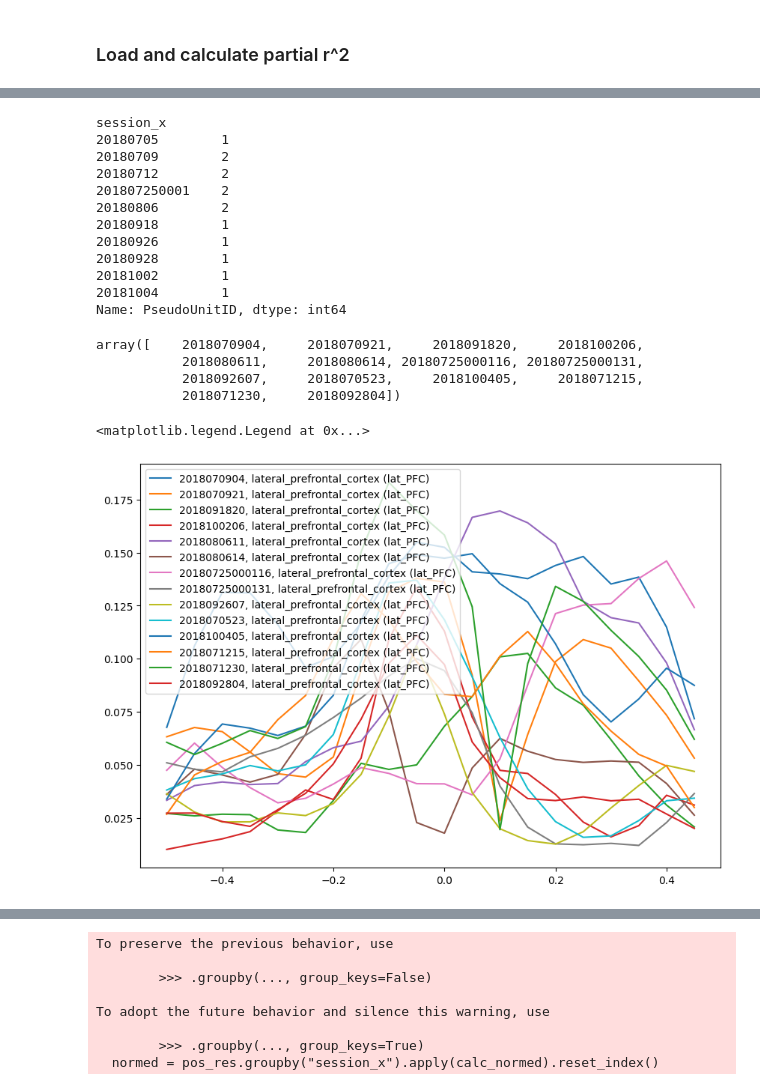
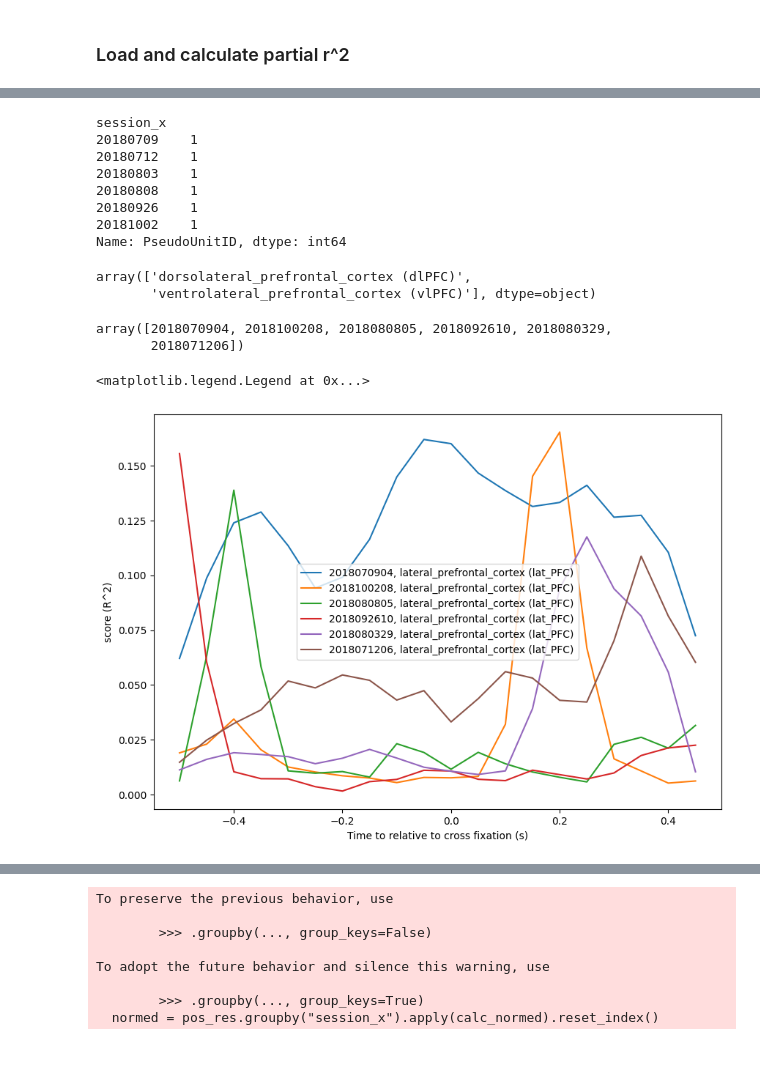
Before and after one commit to pqz317/wcst_decode, a Jupyter notebook: notebooks/20240418_residual_r_squared_vs_partial.ipynb, the cells around one changed output, grey strips where cells are left out. Saved outputs shown, nothing was run; the diff lists cells and outputs as text; code cells hidden in the pictures; blank space fills up the shorter version.

```diff
--- a/notebooks/20240418_residual_r_squared_vs_partial.ipynb
+++ b/notebooks/20240418_residual_r_squared_vs_partial.ipynb
@@ -45,7 +45,7 @@ def load_glm(session, res_name):
 
 def get_residual_glm_res(session):
     # res_name = f"{session}_glm_{fb_type}_residual_fr_{MODE}_{INTERVAL_SIZE}_{MODEL}_values.pickle"
-    res_name = f"{session}_glm_{fb_type}_residual_fr_{EVENT}_{MODE}_{INTERVAL_SIZE}_{MODEL}_values.pickle"
+    res_name = f"{session}_glm_{fb_type}_residual_fr_prev_trial_params_{EVENT}_{MODE}_{INTERVAL_SIZE}_{MODEL}_values.pickle"
     res = load_glm(session, res_name)
     res = res.rename(columns={"score": "residual_score"})
     return res
@@ -157,33 +163,34 @@ good_units = pos_res[
 pos_res[pos_res.PseudoUnitID.isin(good_units)].groupby("session_x").PseudoUnitID.nunique()
 # %% [output]
 session_x
-20180705        1
-20180709        2
-20180712        2
-201807250001    2
-20180806        2
-20180918        1
-20180926        1
-20180928        1
-20181002        1
-20181004        1
+20180709    1
+20180712    1
+20180803    1
+20180808    1
+20180926    1
+20181002    1
 Name: PseudoUnitID, dtype: int64
+# %%
+pos_res[pos_res.PseudoUnitID.isin(good_units)].structure_level3.unique()
+# %% [output]
+array(['dorsolateral_prefrontal_cortex (dlPFC)',
+       'ventrolateral_prefrontal_cortex (vlPFC)'], dtype=object)
 # %%
 good_units
 # %% [output]
-array([    2018070904,     2018070921,     2018091820,     2018100206,
-           2018080611,     2018080614, 20180725000116, 20180725000131,
-           2018092607,     2018070523,     2018100405,     2018071215,
-           2018071230,     2018092804])
+array([2018070904, 2018100208, 2018080805, 2018092610, 2018080329,
+       2018071206])
 # %%
 fig, ax = plt.subplots(figsize=(10, 7))
 for unit in good_units:
     unit_res = pos_res[pos_res.PseudoUnitID == unit]
     structure =  unit_res.structure_level2.values[0]
     # color = 'red' if structure == "basal_ganglia (BG)" else 'blue'
     ax.plot(unit_res.TimeBins - 0.5, unit_res.residual_score, label=f"{unit}, {structure}")
+ax.set_ylabel("score (R^2)")
+ax.set_xlabel("Time to relative to cross fixation (s)")
 ax.legend()
 # %% [output]
 <matplotlib.legend.Legend at 0x...>
-[figure, old version]
+[figure, new version]
 # %%
```
Also changed, not shown: parts of 12 cells of this notebook, 10 other files.
